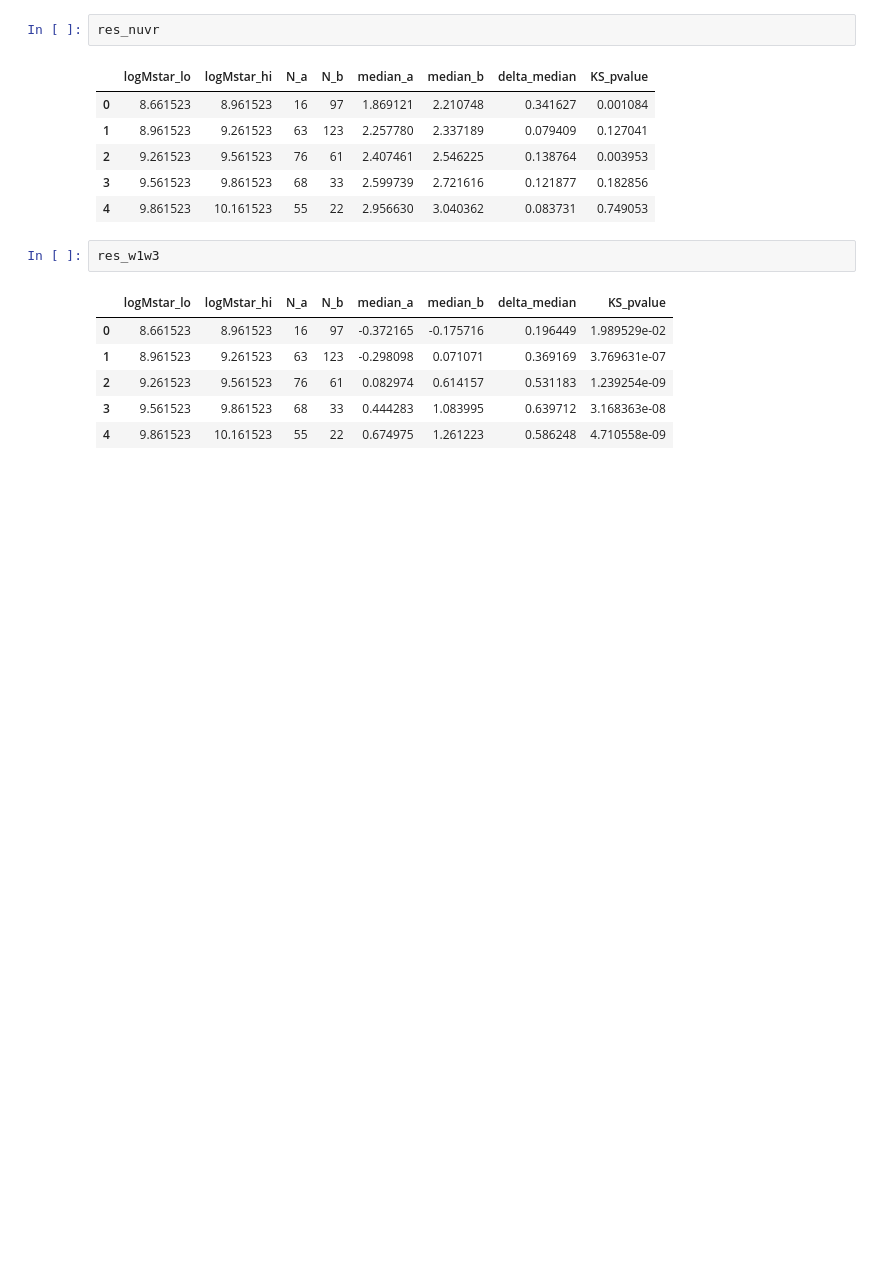
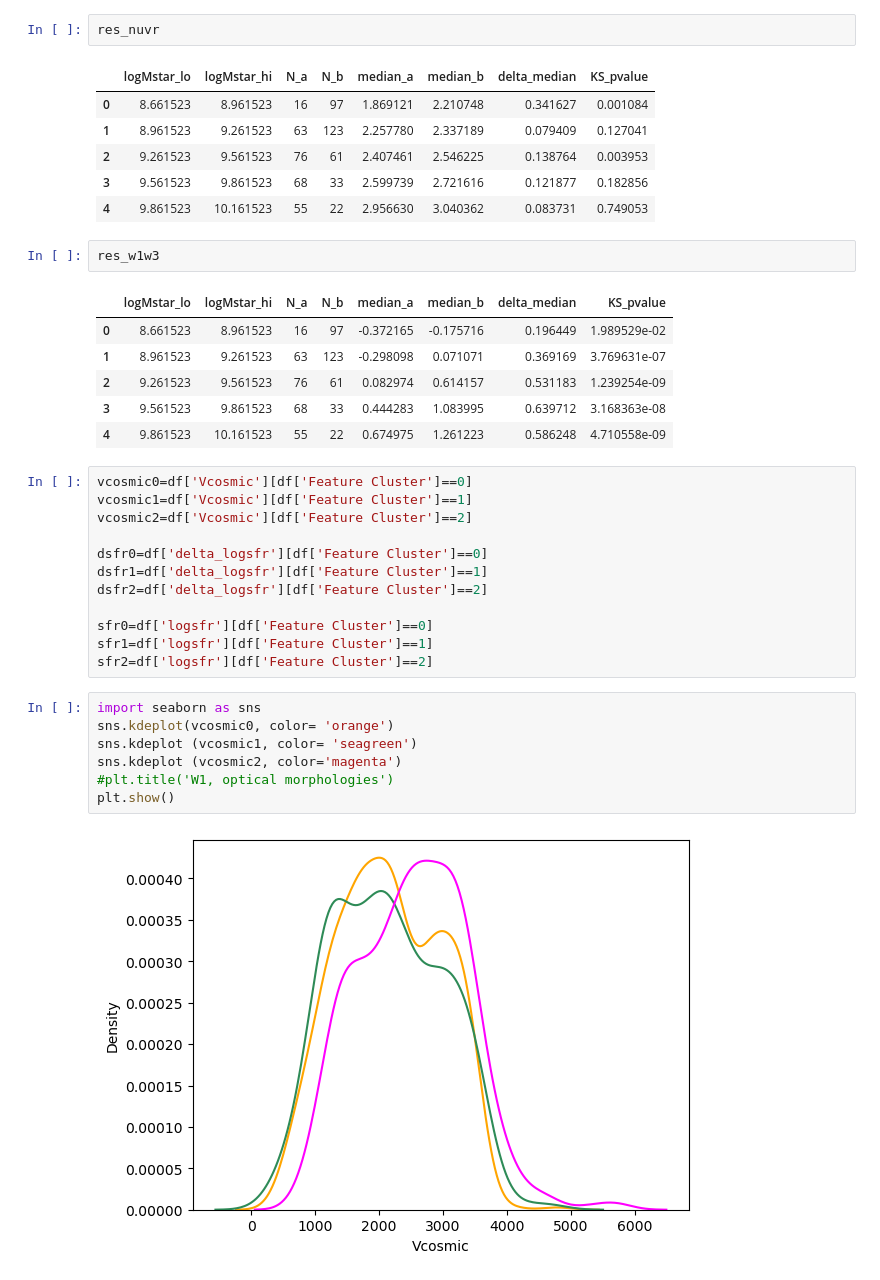
Before and after one commit to gammaspire/machine-learning, a Jupyter notebook: galaxy_feature_clustering/feature_clustering.ipynb, the cells around one changed output. Saved outputs shown, nothing was run; the diff lists cells and outputs as text; blank space fills up the shorter version.

```diff
--- a/galaxy_feature_clustering/feature_clustering.ipynb
+++ b/galaxy_feature_clustering/feature_clustering.ipynb
@@ -715,3 +558,24 @@ res_w1w3
 | 2 | 9.261523 | 9.561523 | 76 | 61 | 0.082974 | 0.614157 | 0.531183 | 1.239254e-09 |
 | 3 | 9.561523 | 9.861523 | 68 | 33 | 0.444283 | 1.083995 | 0.639712 | 3.168363e-08 |
 | 4 | 9.861523 | 10.161523 | 55 | 22 | 0.674975 | 1.261223 | 0.586248 | 4.710558e-09 |
+# %%
+vcosmic0=df['Vcosmic'][df['Feature Cluster']==0]
+vcosmic1=df['Vcosmic'][df['Feature Cluster']==1]
+vcosmic2=df['Vcosmic'][df['Feature Cluster']==2]
+
+dsfr0=df['delta_logsfr'][df['Feature Cluster']==0]
+dsfr1=df['delta_logsfr'][df['Feature Cluster']==1]
+dsfr2=df['delta_logsfr'][df['Feature Cluster']==2]
+
+sfr0=df['logsfr'][df['Feature Cluster']==0]
+sfr1=df['logsfr'][df['Feature Cluster']==1]
+sfr2=df['logsfr'][df['Feature Cluster']==2]
+# %%
+import seaborn as sns
+sns.kdeplot(vcosmic0, color= 'orange')
+sns.kdeplot (vcosmic1, color= 'seagreen')
+sns.kdeplot (vcosmic2, color='magenta')
+#plt.title('W1, optical morphologies')
+plt.show()
+# %% [output]
+[figure, added]
```
Also changed, not shown: parts of 39 cells of this notebook, 15 other files.
